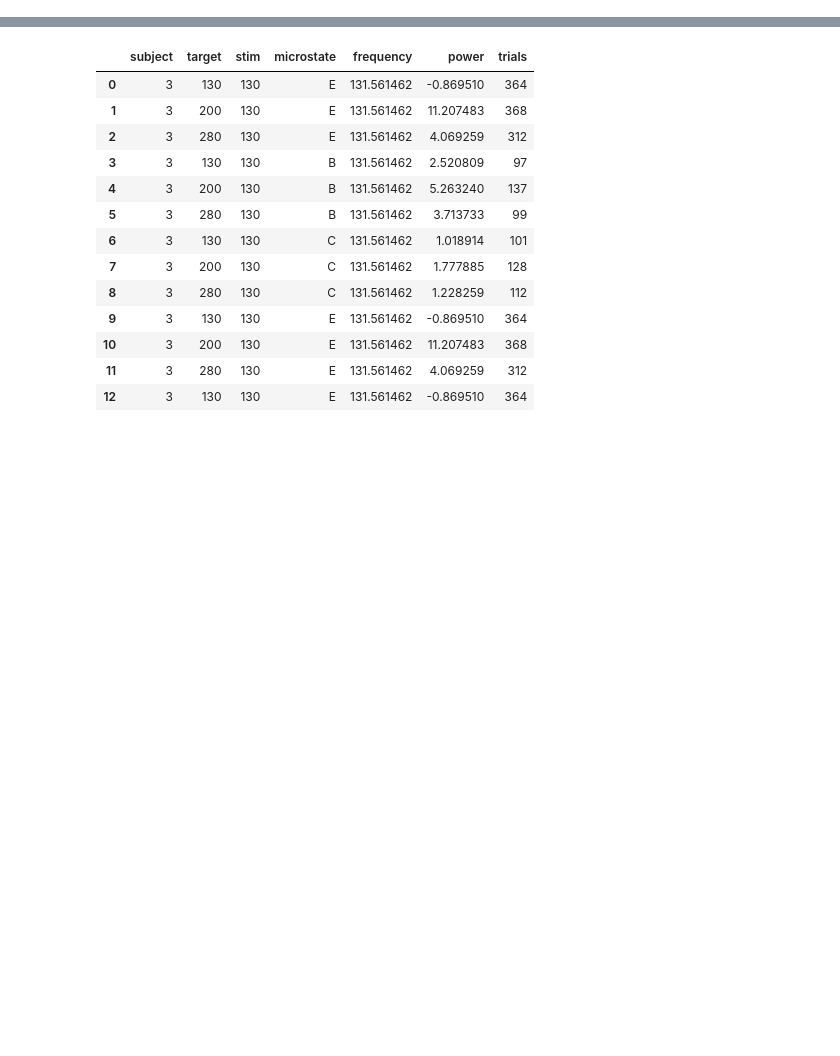
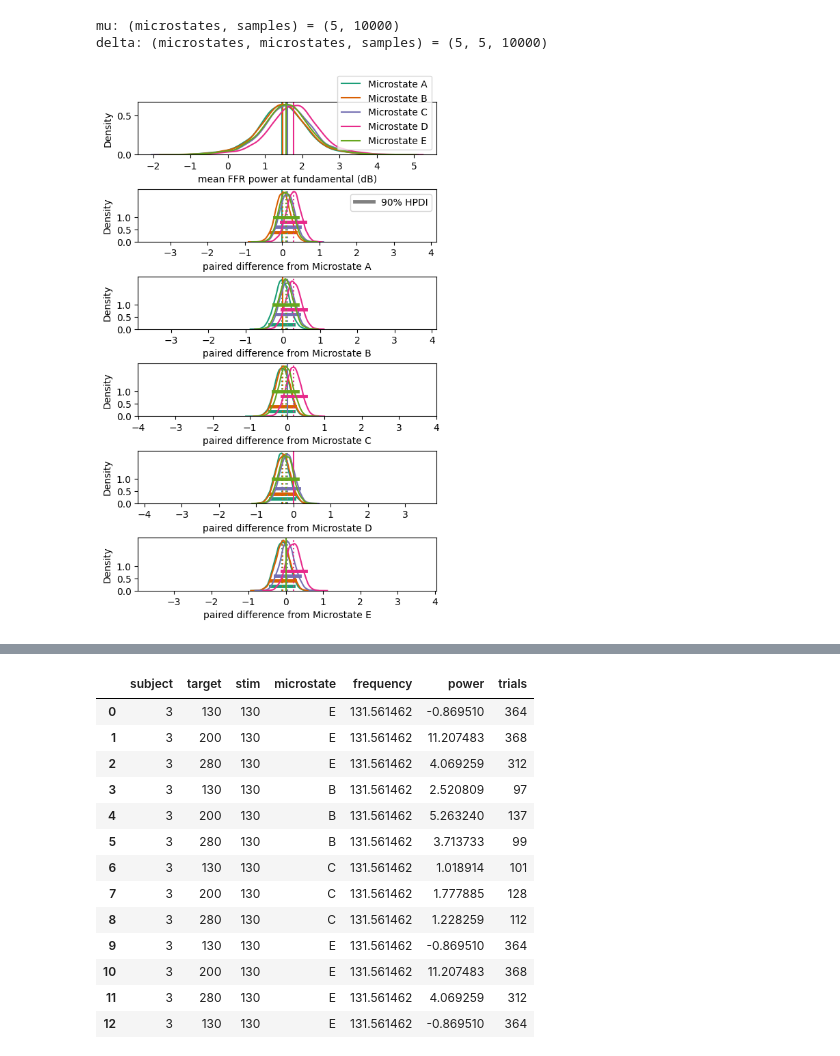
Before and after one commit to letitiayhho/tone-target-monitoring, a Jupyter notebook: analysis/microstates.ipynb, the cells around one changed output, grey strips where cells are left out. Drawn from its saved outputs; the diff is of its cells as text; code cells hidden in the pictures; blank space fills up the shorter version.

```diff
--- a/analysis/microstates.ipynb
+++ b/analysis/microstates.ipynb
@@ -277,0 +337,52 @@ microstate:target:stim  0.6933 16.0000 640.0000 0.8022
+# %%
+## extract posterior sample for quantities of interest
+trc = trace.posterior.stack(draws = ("chain", "draw")) # get samples
+mu = scaler.inverse_transform(trc['means'].values) # convert back to dB
+delta = np.stack([mu - mu[i, :] for i in range(mu.shape[0])], axis = 0)
+print('mu: (microstates, samples) = (%d, %d)'%mu.shape)
+print('delta: (microstates, microstates, samples) = (%d, %d, %d)'%delta.shape)
+# %% [output]
+mu: (microstates, samples) = (5, 10000)
+delta: (microstates, microstates, samples) = (5, 5, 10000)
+# %%
+## plot posterior distribtuions for each microstate and their differences
+fig, axs = plt.subplots(6, 1, figsize = (5, 8), constrained_layout=True)
+colors = plt.colormaps['Dark2'].colors[:5]
+
+# plot posterior means
+for i in range(mu.shape[0]):
+    ms = le_ms.inverse_transform([i])[0]
+    sns.kdeplot(mu[i, :], color = colors[i], ax = axs[0])
+    axs[0].axvline(mu[i, :].mean(), color = colors[i], label = 'Microstate %s'%ms)
+axs[0].legend()
+# axs[0].set_xlim(3, 9)
+axs[0].set_xlabel('mean FFR power at fundamental (dB)')
+xmin, xmax = axs[0].get_xlim()
+
+# plot posteriors of differences in mean
+for i in range(delta.shape[0]):
+    ms = le_ms.inverse_transform([i])[0]
+    ax = axs[i + 1]
+    ax.set_xlim(xmin - mu[i, :].mean(), xmax - mu[i, :].mean())
+    ax.set_xlabel('paired difference from Microstate %s'%ms)
+    ax.set_yticks([0, .5, 1.])
+    ms = le_ms.inverse_transform([i])[0]
+    for j in range(delta.shape[1]):
+        if i != j:
+            # ax.axvline(delta[i, j].mean(), color = colors[j], linestyle = 'dotted')
+            sns.kdeplot(delta[i, j], color = colors[j], ax = ax)
+            hdi_prob = .9
+            hdi = az.hdi(delta[i, j], hdi_prob = hdi_prob)
+            ax.plot([hdi[0], hdi[1]], [.2*(j+1), .2*(j+1)], color = colors[j], linewidth = 3.5)
+        else:
+            ax.axvline(delta[i, j].mean(), color = colors[j])
+    if i == 0:
+        ax.plot([], [], color = 'grey', linewidth = 3.5, label = '%d%% HPDI'%(hdi_prob*100))
+        ax.legend()
+        break
+    break
+
+plt.savefig('posteriors.jpeg', dpi = 500, bbox_inches = 'tight')
+plt.show()
+# %% [output]
+[figure, added]
```
Also changed, not shown: parts of 20 cells of this notebook, 1 other file.
